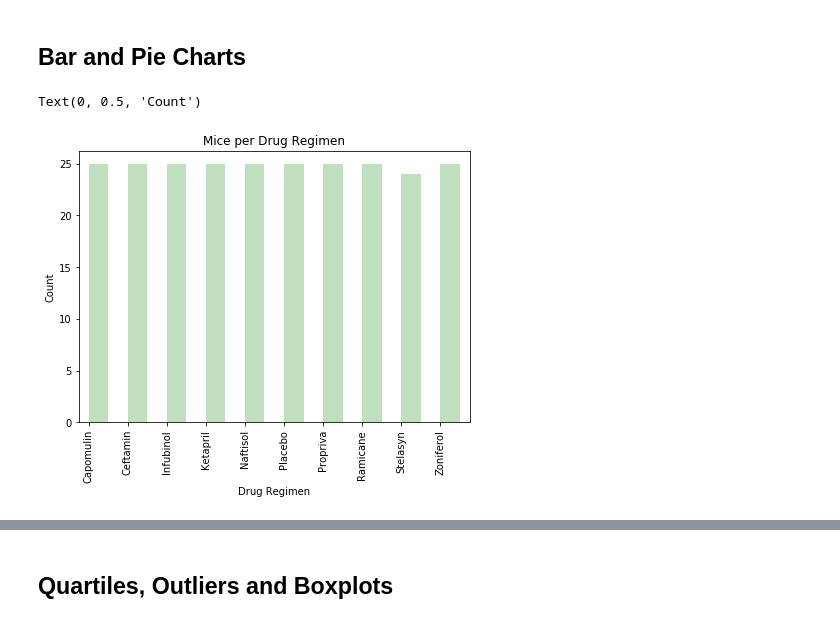
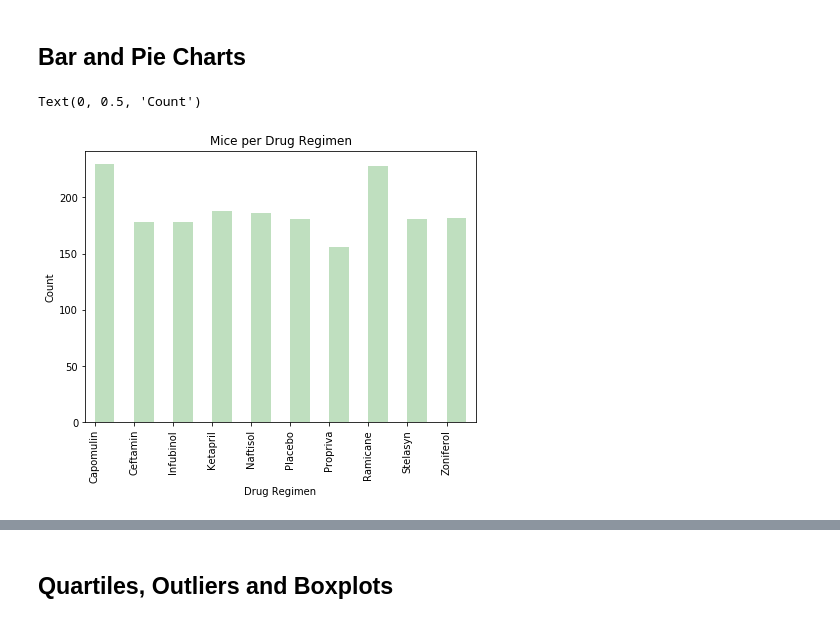
Before and after one commit to asmvm/Matplotlib_Challenge, a Jupyter notebook: Pymaceuticals/pymaceuticals_starter.ipynb, the cells around one changed output, grey strips where cells are left out. Drawn from its saved outputs; the diff is of its cells as text; code cells hidden in the pictures.

```diff
--- a/Pymaceuticals/pymaceuticals_starter.ipynb
+++ b/Pymaceuticals/pymaceuticals_starter.ipynb
@@ -157,13 +157,13 @@ clean_df.groupby(["Drug Regimen"]).agg({"Tumor Volume (mm3)": ["mean","median","
 ## Bar and Pie Charts
 # %%
 # Generate a bar plot showing the total number of mice for each treatment throughout the course of the study using pandas.
+mouse_count = regimen["Mouse ID"].count()
 
-mouse_count = regimen["Mouse ID"].nunique()
 my_plot = mouse_count.plot.bar(title="Mice per Drug Regimen", color="g", alpha=0.25,align="edge", figsize=(7,5))
 my_plot.set_ylabel("Count")
 # %% [output]
 Text(0, 0.5, 'Count')
-[figure, old version]
+[figure, new version]
 # %%
 # Generate a bar plot showing the total number of mice for each treatment throughout the course of the study using pyplot.
 
```
Also changed, not shown: parts of 16 cells of this notebook.
